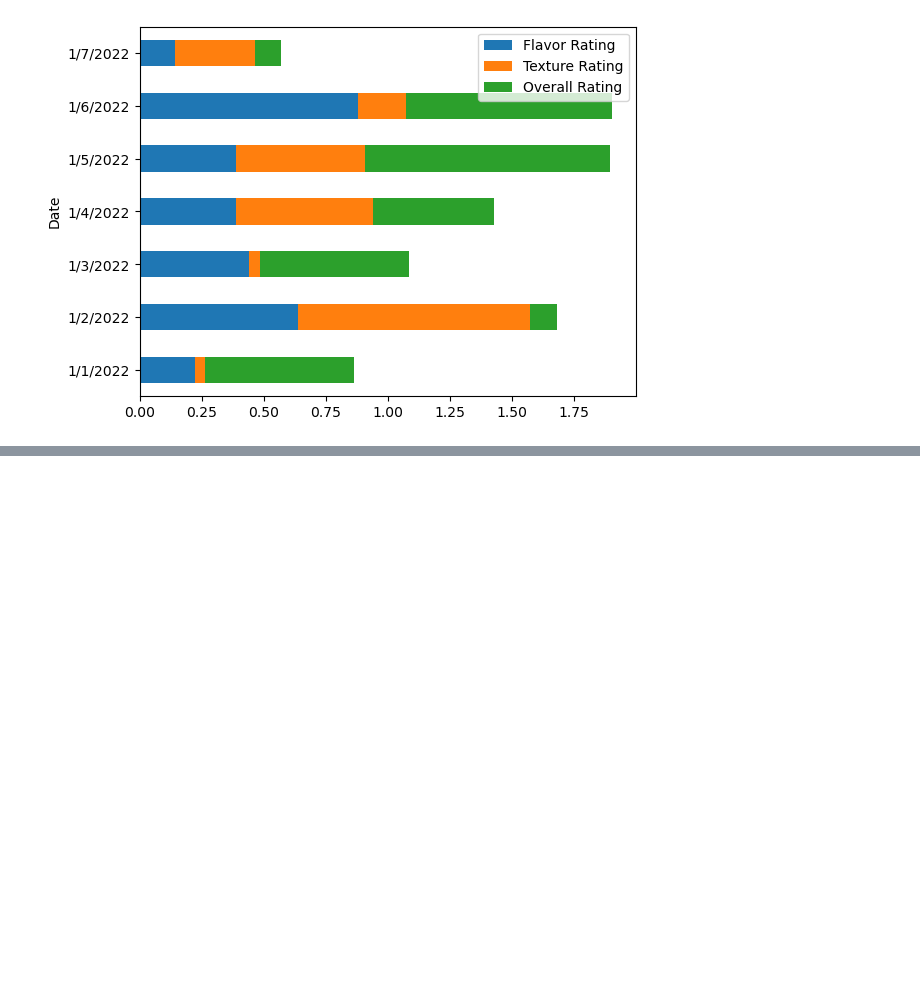
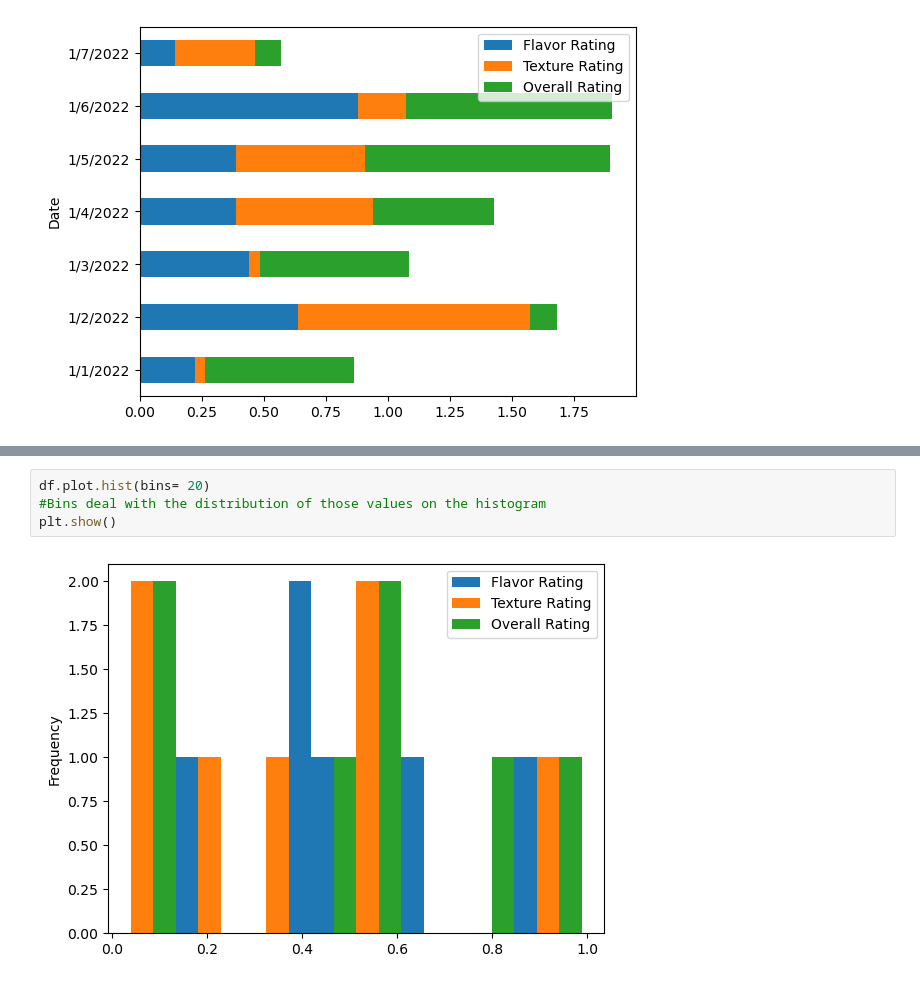
Before and after one commit to ofwonogodwin/visualization_pandas_n_matplotlib, a Jupyter notebook: visualisation.ipynb, the cells around one changed output, grey strips where cells are left out. Saved outputs shown, nothing was run; the diff lists cells and outputs as text; blank space fills up the shorter version.

```diff
--- a/visualisation.ipynb
+++ b/visualisation.ipynb
@@ -63,0 +70,6 @@ plt.show()
+# %%
+df.plot.hist(bins= 20)
+#Bins deal with the distribution of those values on the histogram
+plt.show()
+# %% [output]
+[figure, added]
```
Also changed, not shown: parts of 6 cells of this notebook.
